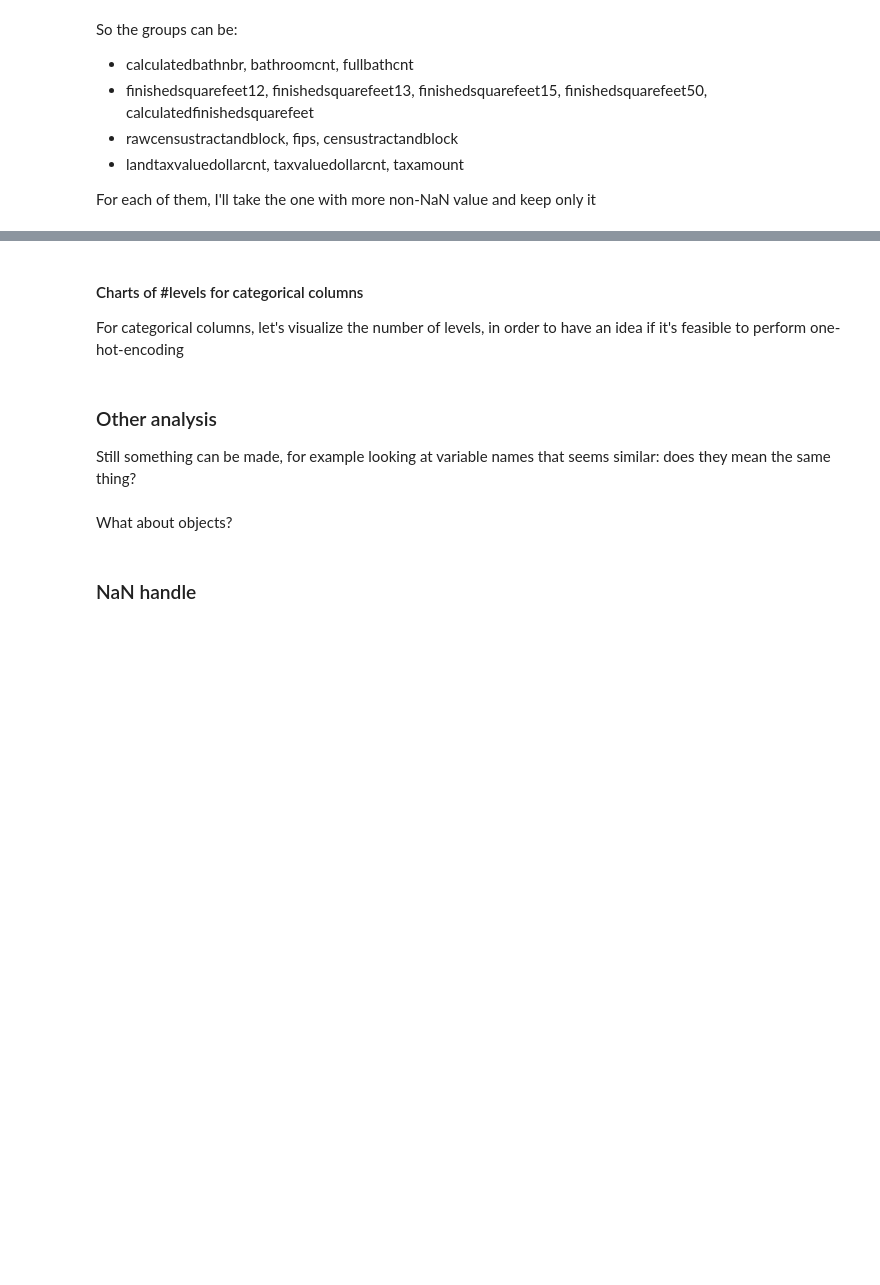
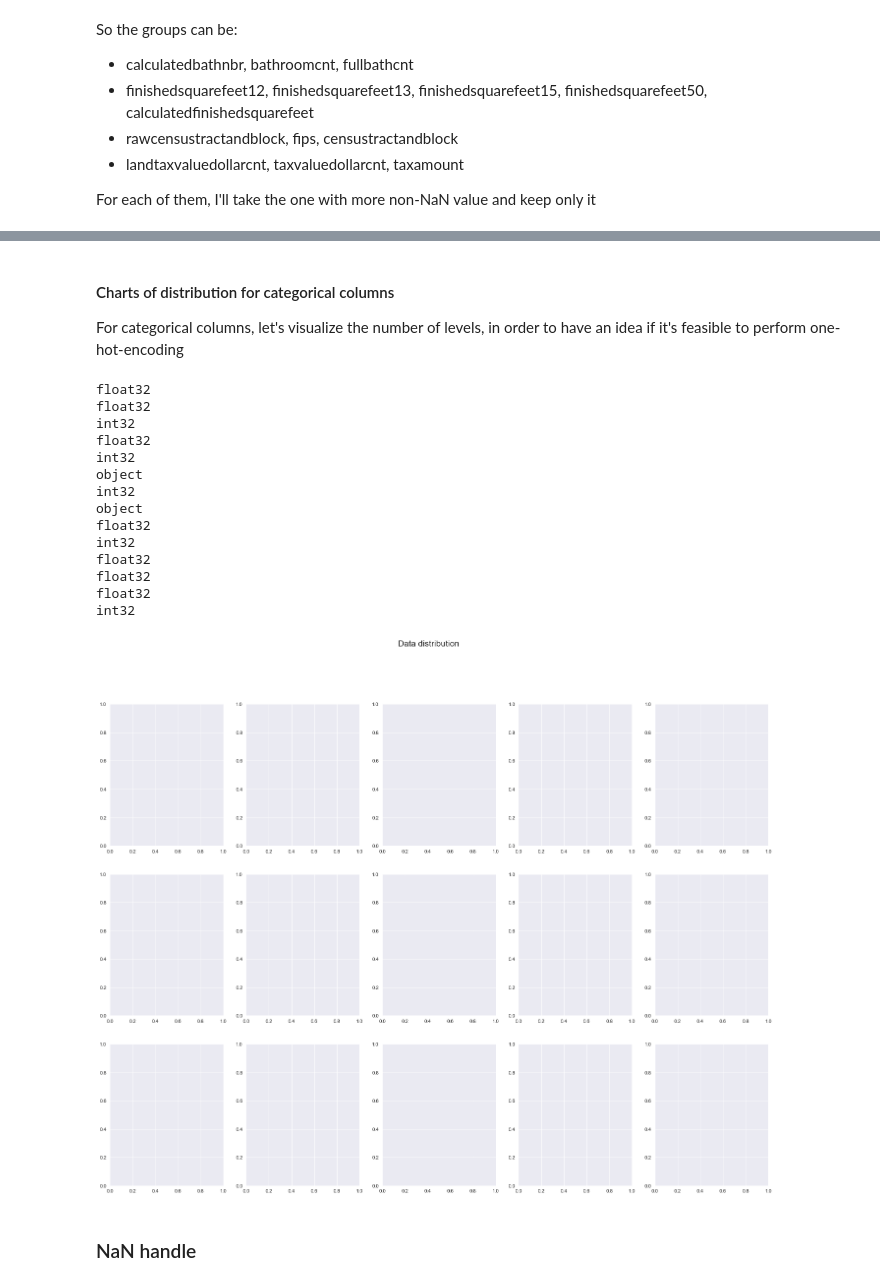
Before and after one commit to mabiondo/DWMProject, a Jupyter notebook: notebooks/DWMProject_ExplorativeDataAnalysis.ipynb, the cells around one changed output, grey strips where cells are left out. Saved outputs shown, nothing was run; the diff lists cells and outputs as text; code cells hidden in the pictures; blank space fills up the shorter version.

Commit message:
More analysis

```diff
--- a/notebooks/DWMProject_ExplorativeDataAnalysis.ipynb
+++ b/notebooks/DWMProject_ExplorativeDataAnalysis.ipynb
@@ -351,3 +390,6 @@ Index(['parcelid', 'airconditioningtypeid', 'bathroomcnt', 'bedroomcnt',
+# %%
+categorical_columns = ['airconditioningtypeid', 'buildingqualitytypeid', 'hashottuborspa',  'heatingorsystemtypeid', 'poolcnt', 'propertycountylandusecode', 'propertylandusetypeid', 'propertyzoningdesc', 'regionidcity',  'regionidcounty', 'regionidneighborhood', 'regionidzip', 'typeconstructiontypeid', 'fireplaceflag']
+numerical_columns = ['bathroomcnt', 'bedroomcnt', 'finishedfloor1squarefeet', 'calculatedfinishedsquarefeet', 'finishedsquarefeet6','fireplacecnt', 'garagecarcnt', 'garagetotalsqft', 'latitude', 'longitude', 'lotsizesquarefeet', 'poolsizesum', 'rawcensustractandblock', 'roomcnt', 'threequarterbathnbr', 'unitcnt',  'yearbuilt', 'numberofstories', 'structuretaxvaluedollarcnt', 'assessmentyear', 'taxamount']
 # %% [markdown]
-#### Charts of #levels for categorical columns
+#### Charts of distribution for categorical columns
 For categorical columns, let's visualize the number of levels, in order to have an idea if it's feasible to perform one-hot-encoding
@@ -357,8 +396,34 @@ categorical_features = []
-# %% [markdown]
-### Other analysis
-Still something can be made, for example looking at variable names that seems similar: does they mean the same thing?
-# %% [markdown]
-What about objects?
+# %%
+# grafico con sulle x le colonne e sulle y i livelli
+import seaborn as sb
+
+fig, ax = plt.subplots(nrows=3, ncols=5, figsize=(24,18))
+fig.suptitle('Data distribution', size='xx-large')
+i=0
+
+#ax[0,0].hist(properties.airconditioningtypeid)
+#ax[0,1].hist(properties.buildingqualitytypeid)
+#ax[0,2].hist(properties.hashottuborspa)
+for c in categorical_columns:
+    #ax[i//5,i%5].hist(properties[c])
+    #i+=1
+    print(properties[c].dtype)
+# %% [output]
+float32
+float32
+int32
+float32
+int32
+object
+int32
+object
+float32
+int32
+float32
+float32
+float32
+int32
+[figure, added]
 # %% [markdown]
 ### NaN handle
 # %% [markdown]
```
Also changed, not shown: parts of 34 cells of this notebook.
